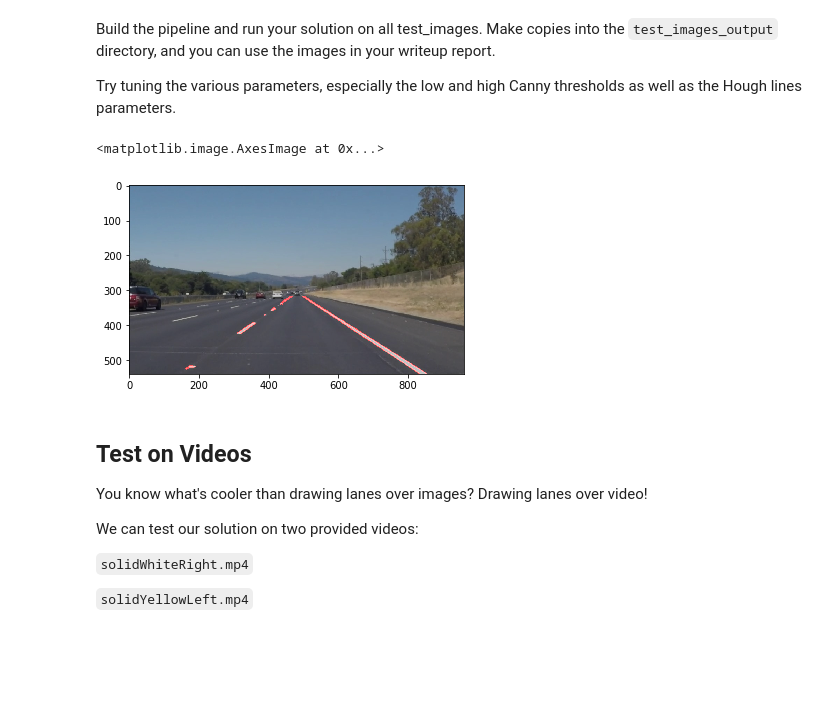
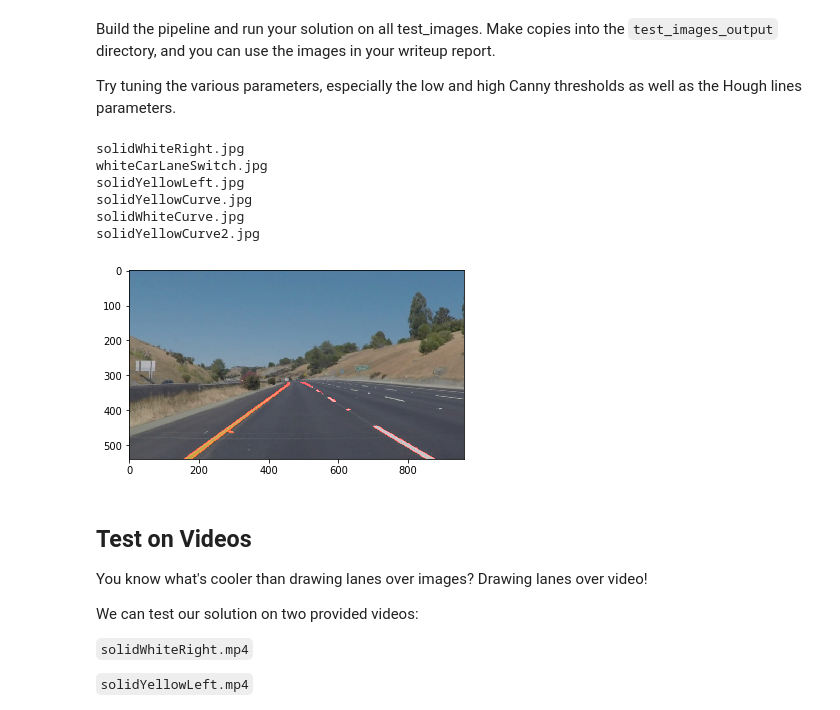
Before and after one commit to rosocz/LaneLines, a Jupyter notebook: P1.ipynb, the cells around one changed output. Cells and saved outputs as stored; diff of their text form; code cells hidden in the pictures; blank space fills up the shorter version.

Commit message:
Apply preprocessing and lane line detection over all images in directory

```diff
--- a/P1.ipynb
+++ b/P1.ipynb
@@ -193,33 +193,41 @@ Build the pipeline and run your solution on all test_images. Make copies into th
 
 Try tuning the various parameters, especially the low and high Canny thresholds as well as the Hough lines parameters.
 # %%
-image = mpimg.imread('test_images/solidWhiteRight.jpg')
-line_image = np.copy(image)
+for image_name in os.listdir("test_images/"):
+    image = mpimg.imread('test_images/'+image_name)
+    line_image = np.copy(image)
 
-blured_gray_image = gaussian_blur(grayscale(line_image), 5)
+    blured_gray_image = gaussian_blur(grayscale(line_image), 5)
 
-cany_image = canny(blured_gray_image, 50, 150)
+    cany_image = canny(blured_gray_image, 50, 150)
 
-imshape = image.shape
-vertices = np.array(
-                    [
+    imshape = image.shape
+    vertices = np.array(
                         [
-                            (imshape[1]*0.145,imshape[0]),
-                            (imshape[1]*0.477,imshape[0]*0.59),
-                            (imshape[1]*0.525,imshape[0]*0.59),
-                            (imshape[1]*0.89,imshape[0])
+                            [
+                                (imshape[1]*0.145,imshape[0]),
+                                (imshape[1]*0.477,imshape[0]*0.59),
+                                (imshape[1]*0.525,imshape[0]*0.59),
+                                (imshape[1]*0.92,imshape[0])
+                            ]
                         ]
-                    ]
-    , dtype=np.int32)
+        , dtype=np.int32)
 
-cut_image = region_of_interest(cany_image, vertices)
+    cut_image = region_of_interest(cany_image, vertices)
 
-hough_image = hough_lines(cut_image, 2, np.pi/180, 4, 5, 8)
+    hough_image = hough_lines(cut_image, 2, np.pi/180, 4, 5, 8)
 
-plt.imshow(weighted_img(hough_image, line_image))
+    plt.figure
+    print(image_name)
+    plt.imshow(weighted_img(hough_image, line_image))
 # %% [output]
-<matplotlib.image.AxesImage at 0x...>
+solidWhiteRight.jpg
+whiteCarLaneSwitch.jpg
+solidYellowLeft.jpg
+solidYellowCurve.jpg
+solidWhiteCurve.jpg
+solidYellowCurve2.jpg
-[figure, old version]
+[figure, new version]
 # %% [markdown]
 ## Test on Videos
 
```
